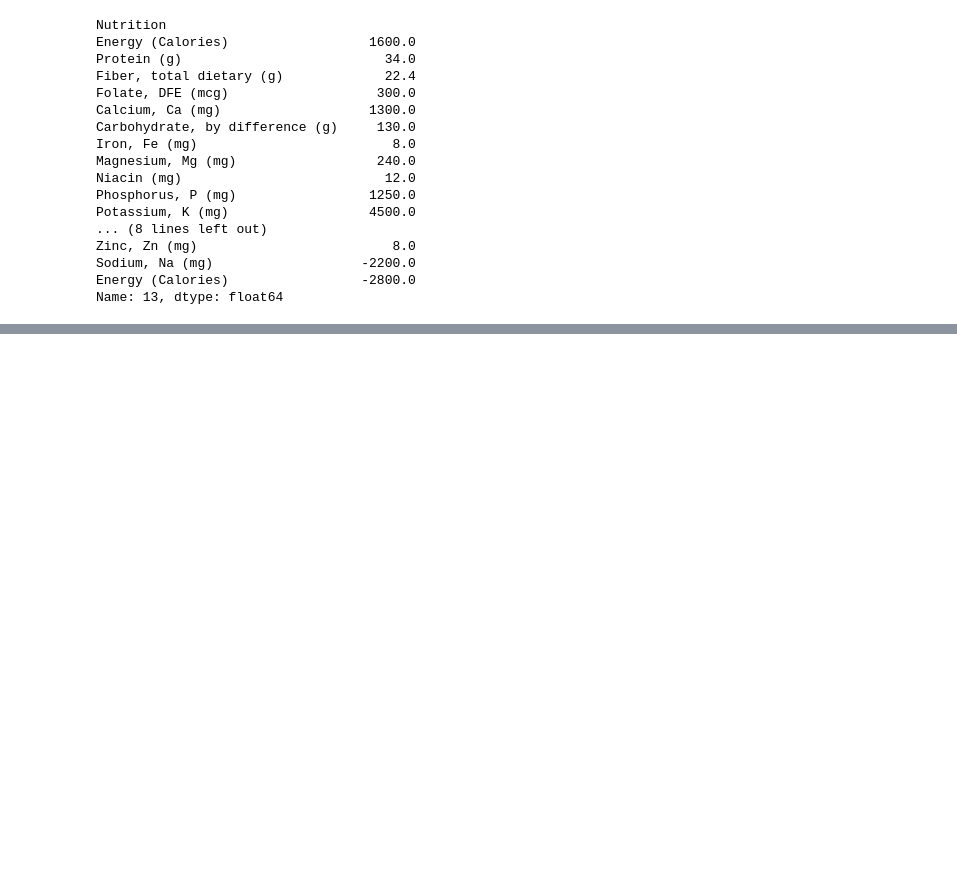
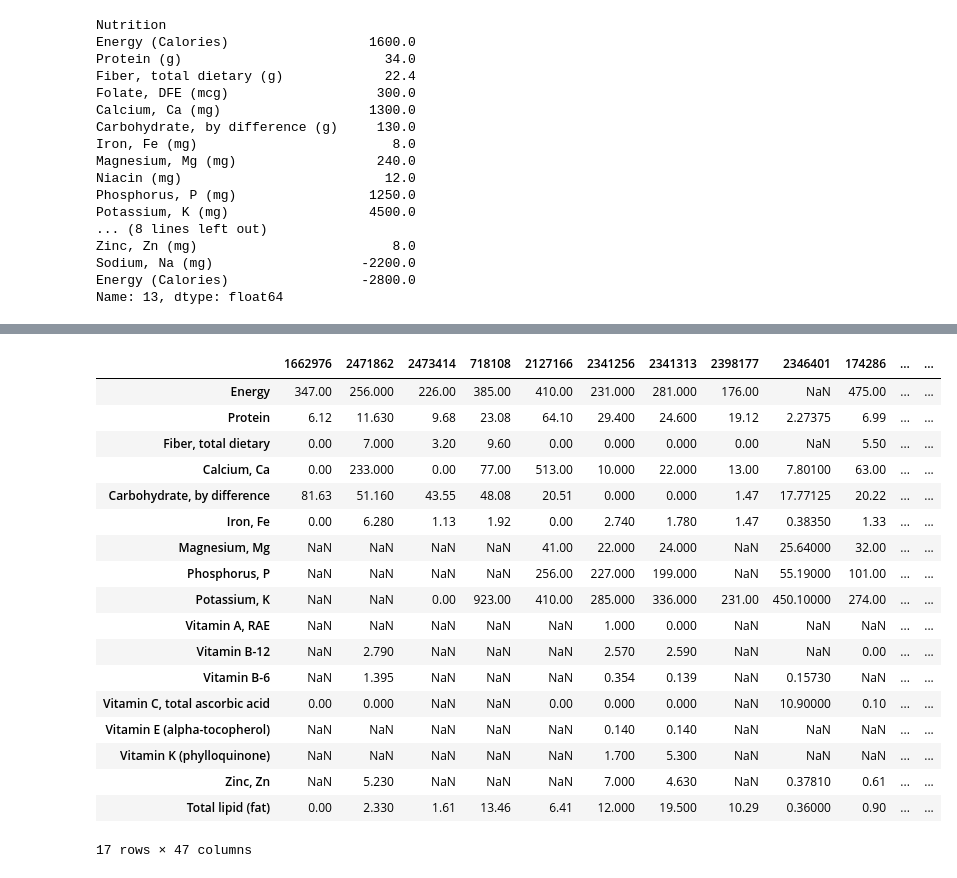
Before and after one commit to LogsC/EEP153_Project2_Spring2023, a Jupyter notebook: eep153_proj2.ipynb, the cells around one changed output, grey strips where cells are left out. Drawn from its saved outputs; the diff is of its cells as text; code cells hidden in the pictures; blank space fills up the shorter version.

```diff
--- a/eep153_proj2.ipynb
+++ b/eep153_proj2.ipynb
@@ -48,0 +86,4 @@ Name: 13, dtype: float64
+# %%
+# read food nutrients data from pickle
+food_nutrients_filled = pd.read_pickle('./nutrients.pkl')
+food_nutrients_filled
@@ -48,0 +104,6 @@ Name: 13, dtype: float64
+# %%
+# read in minimum nutrient requirements
+minNutrients = pd.read_csv('diet_min.csv')
+
+minNutrients = minNutrients.drop('Units', axis=1).set_index('Nutrients')
+minNutrients
@@ -48,0 +144,26 @@ Name: 13, dtype: float64
+# %%
+# select relevant nutritional information for each food
+food_nutrients_list = minNutrients.index.tolist()
+
+food_selected_nutrient_info = food_nutrients_filled.loc[food_nutrients_list]
+food_selected_nutrient_info
+# %% [output]
+|  | 1662976 | 2471862 | 2473414 | 718108 | 2127166 | 2341256 | 2341313 | 2398177 | 2346401 | 174286 | ... | ... |
+| Energy | 347.00 | 256.000 | 226.00 | 385.00 | 410.00 | 231.000 | 281.000 | 176.00 | NaN | 475.00 | ... | ... |
+| Protein | 6.12 | 11.630 | 9.68 | 23.08 | 64.10 | 29.400 | 24.600 | 19.12 | 2.27375 | 6.99 | ... | ... |
+| Fiber, total dietary | 0.00 | 7.000 | 3.20 | 9.60 | 0.00 | 0.000 | 0.000 | 0.00 | NaN | 5.50 | ... | ... |
+| Calcium, Ca | 0.00 | 233.000 | 0.00 | 77.00 | 513.00 | 10.000 | 22.000 | 13.00 | 7.80100 | 63.00 | ... | ... |
+| Carbohydrate, by difference | 81.63 | 51.160 | 43.55 | 48.08 | 20.51 | 0.000 | 0.000 | 1.47 | 17.77125 | 20.22 | ... | ... |
+| Iron, Fe | 0.00 | 6.280 | 1.13 | 1.92 | 0.00 | 2.740 | 1.780 | 1.47 | 0.38350 | 1.33 | ... | ... |
+| Magnesium, Mg | NaN | NaN | NaN | NaN | 41.00 | 22.000 | 24.000 | NaN | 25.64000 | 32.00 | ... | ... |
+| Phosphorus, P | NaN | NaN | NaN | NaN | 256.00 | 227.000 | 199.000 | NaN | 55.19000 | 101.00 | ... | ... |
+| Potassium, K | NaN | NaN | 0.00 | 923.00 | 410.00 | 285.000 | 336.000 | 231.00 | 450.10000 | 274.00 | ... | ... |
+| Vitamin A, RAE | NaN | NaN | NaN | NaN | NaN | 1.000 | 0.000 | NaN | NaN | NaN | ... | ... |
+| Vitamin B-12 | NaN | 2.790 | NaN | NaN | NaN | 2.570 | 2.590 | NaN | NaN | 0.00 | ... | ... |
+| Vitamin B-6 | NaN | 1.395 | NaN | NaN | NaN | 0.354 | 0.139 | NaN | 0.15730 | NaN | ... | ... |
+| Vitamin C, total ascorbic acid | 0.00 | 0.000 | NaN | NaN | 0.00 | 0.000 | 0.000 | NaN | 10.90000 | 0.10 | ... | ... |
+| Vitamin E (alpha-tocopherol) | NaN | NaN | NaN | NaN | NaN | 0.140 | 0.140 | NaN | NaN | NaN | ... | ... |
+| Vitamin K (phylloquinone) | NaN | NaN | NaN | NaN | NaN | 1.700 | 5.300 | NaN | NaN | NaN | ... | ... |
+| Zinc, Zn | NaN | 5.230 | NaN | NaN | NaN | 7.000 | 4.630 | NaN | 0.37810 | 0.61 | ... | ... |
+| Total lipid (fat) | 0.00 | 2.330 | 1.61 | 13.46 | 6.41 | 12.000 | 19.500 | 10.29 | 0.36000 | 0.90 | ... | ... |
+17 rows × 47 columns
```
Also changed, not shown: parts of 10 cells of this notebook, 5 other files.
